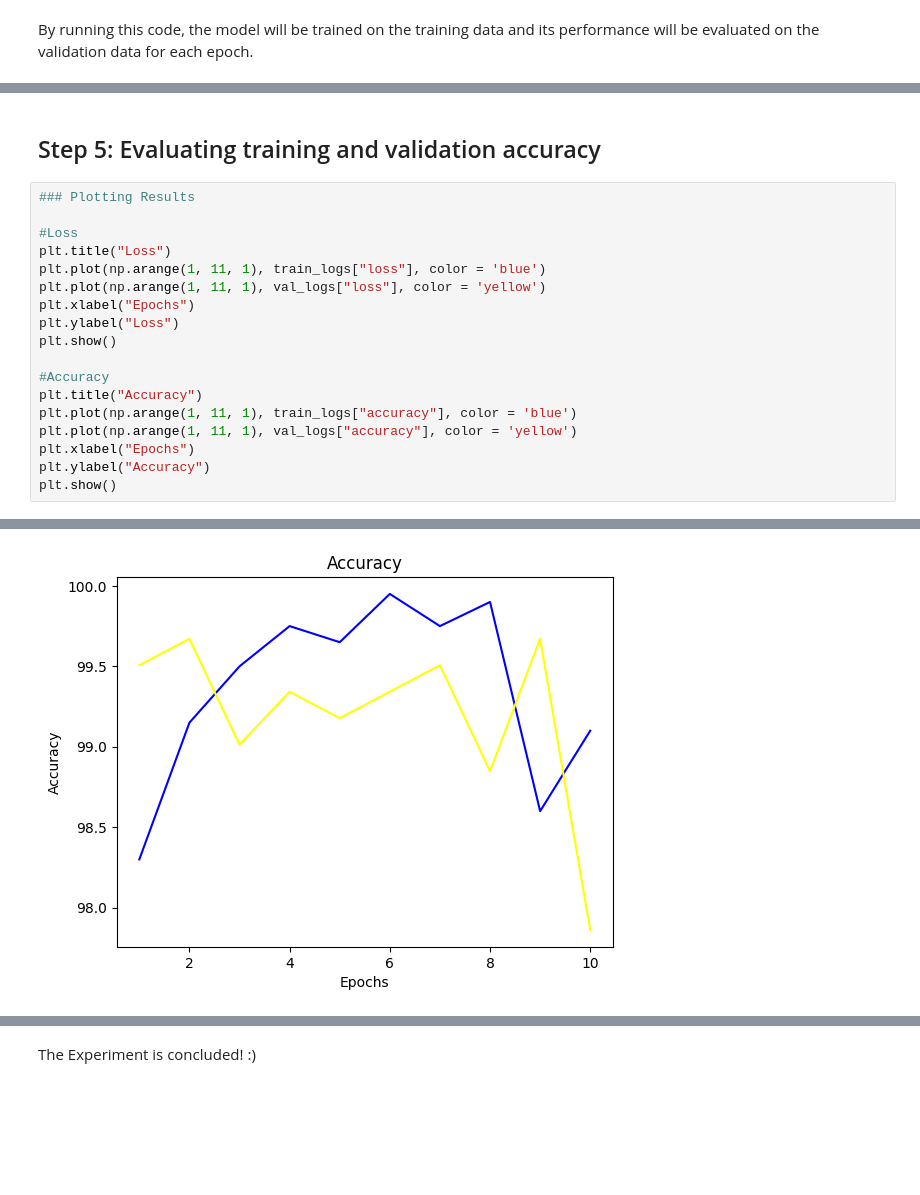
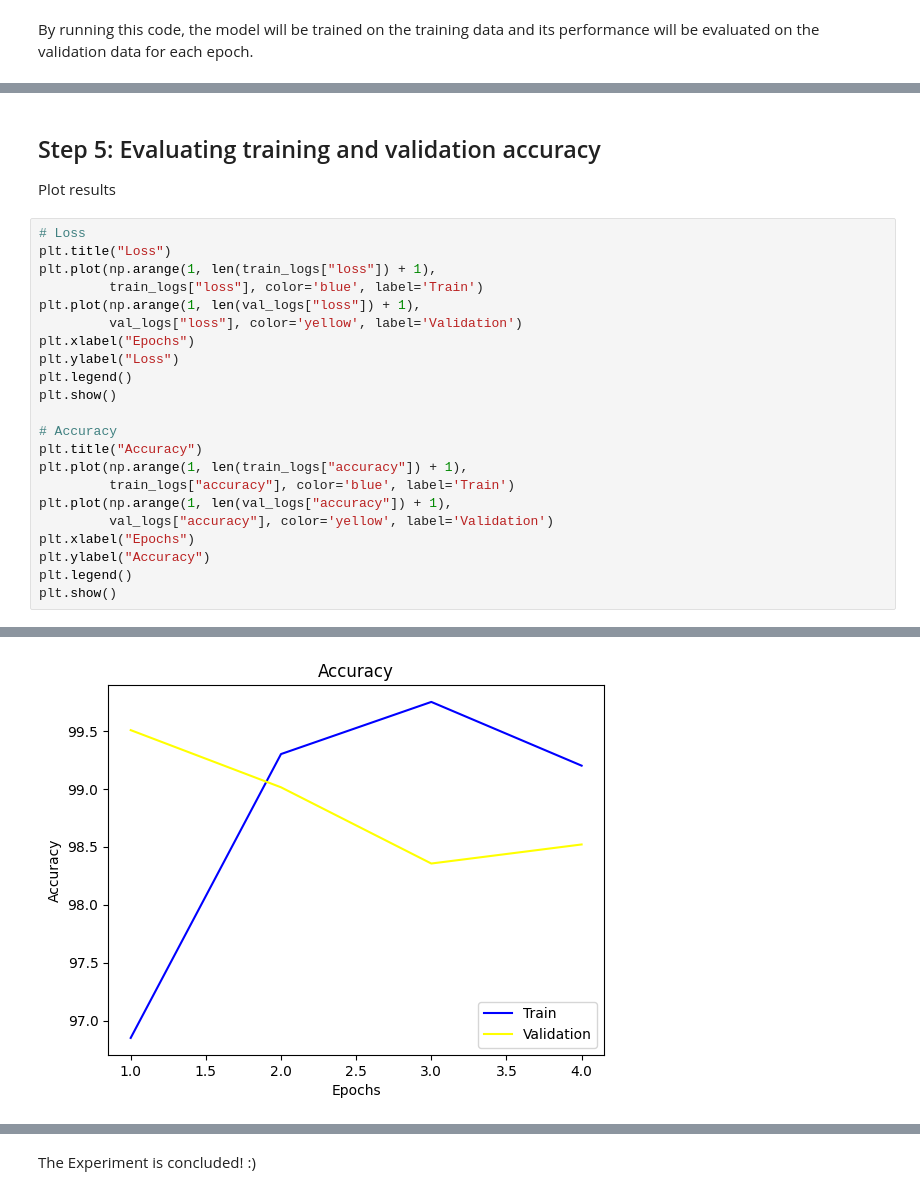
Before and after one commit to AndreaCorsini1/DataDrivenOptimization, a Jupyter notebook: FromFluffyToFurry.ipynb, the cells around one changed output, grey strips where cells are left out. Cells and saved outputs as stored; diff of their text form; blank space fills up the shorter version.

```diff
--- a/FromFluffyToFurry.ipynb
+++ b/FromFluffyToFurry.ipynb
@@ -493,22 +467,28 @@ for epoch in range(epochs):
 KeyboardInterrupt:
 # %% [markdown]
 ## Step 5: Evaluating training and validation accuracy
+
+Plot results
 # %%
-### Plotting Results
-
-#Loss
+# Loss
 plt.title("Loss")
-plt.plot(np.arange(1, 11, 1), train_logs["loss"], color = 'blue')
-plt.plot(np.arange(1, 11, 1), val_logs["loss"], color = 'yellow')
+plt.plot(np.arange(1, len(train_logs["loss"]) + 1),
+         train_logs["loss"], color='blue', label='Train')
+plt.plot(np.arange(1, len(val_logs["loss"]) + 1),
+         val_logs["loss"], color='yellow', label='Validation')
 plt.xlabel("Epochs")
 plt.ylabel("Loss")
+plt.legend()
 plt.show()
 
-#Accuracy
+# Accuracy
 plt.title("Accuracy")
-plt.plot(np.arange(1, 11, 1), train_logs["accuracy"], color = 'blue')
-plt.plot(np.arange(1, 11, 1), val_logs["accuracy"], color = 'yellow')
+plt.plot(np.arange(1, len(train_logs["accuracy"]) + 1),
+         train_logs["accuracy"], color='blue', label='Train')
+plt.plot(np.arange(1, len(val_logs["accuracy"]) + 1),
+         val_logs["accuracy"], color='yellow', label='Validation')
 plt.xlabel("Epochs")
 plt.ylabel("Accuracy")
+plt.legend()
 plt.show()
 # %% [output]
@@ -516,3 +496,3 @@ plt.show()
-[figure, old version]
+[figure, new version]
 # %% [markdown]
 ## Step6: Predict a new image loaded from your computer
```
Also changed, not shown: parts of 16 cells of this notebook, 1 other file.
